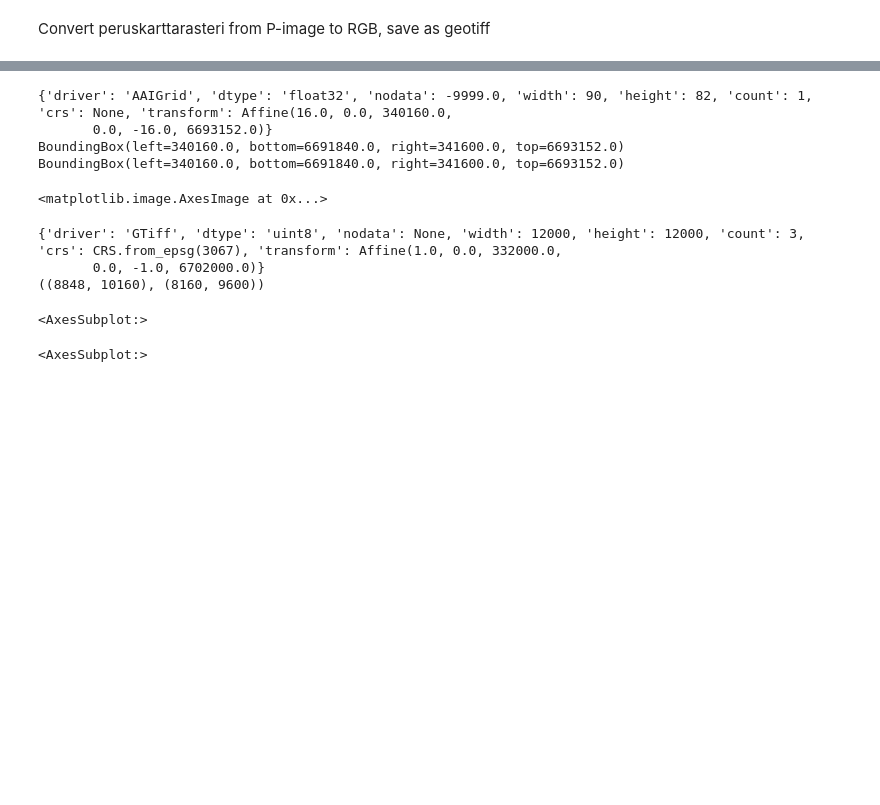
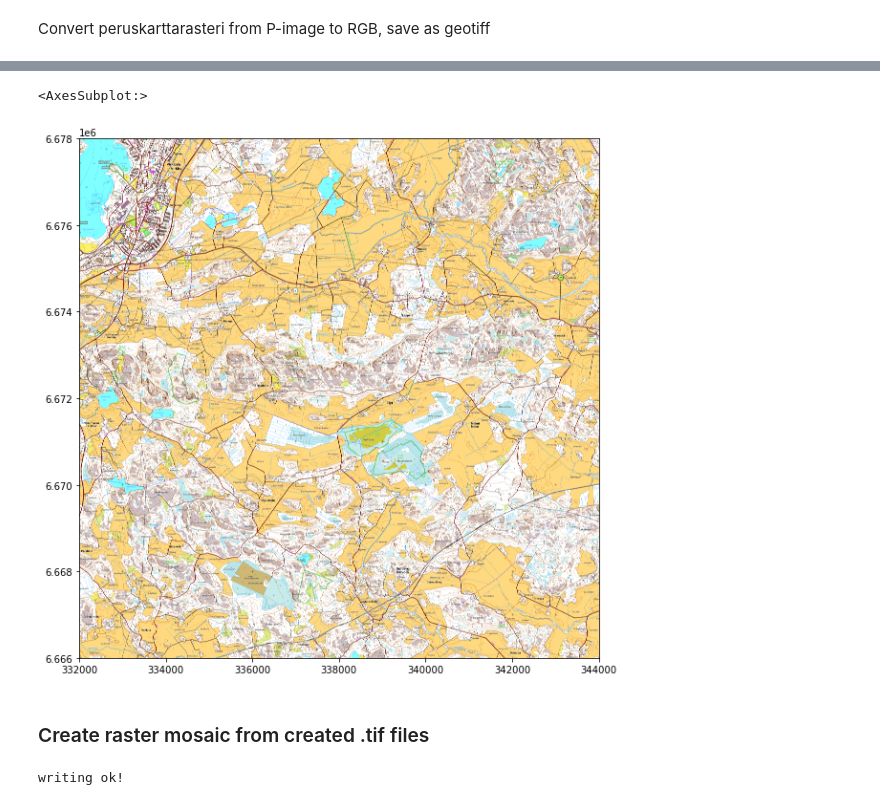
Before and after one commit to slauniainen/SpaFhy_drought, a Jupyter notebook: RasterProcessing.ipynb, the cells around one changed output, grey strips where cells are left out. Drawn from its saved outputs; the diff is of its cells as text; code cells hidden in the pictures; blank space fills up the shorter version.

```diff
--- a/RasterProcessing.ipynb
+++ b/RasterProcessing.ipynb
@@ -18,16 +22,16 @@ Convert peruskarttarasteri from P-image to RGB, save as geotiff
 # %%
 
 # Data dir
-data_dir = r"c:\projects\tram\data\pkrasteri"
+data_dir = r"temp"
 
 fps = list(Path(data_dir).glob('*.png'))
 
-# convert png to geotiff
+# convert png to geotiff and return list of filenames
 outfiles = []
 for fp in fps:
     print(fp)
     f = convert_peruskarttarasteri(str(fp), epsg_code='3067')
     outfiles.append(f)
 
-del f
+#del f
 # %% [output]
@@ -90,47 +57,0 @@ plt.show()
-# %%
-f = r"c:\repositories\SpaFHy_wetnessdemo\temp\mask_updated.asc"
-
-r = rasterio.open(f, 'r')
-print(r.meta)
-print(r.bounds)
-# bbox to read peruskarttarasteri for extent of ascii-grids
-bbox = r.bounds
-print(bbox)
-cmask = r.read()
-plt.figure()
-plt.imshow(cmask[0,:,:])
-#show(twi * mask, transform=r.transform, ax=ax1, alpha=0.5, vmin=5., vmax=10.0)
-# read nodata mask
-#mask = r.read_masks(1)
-#mask = mask / 255
-#print(np.unique(mask))
-#mask[np.where(mask==0)] = np.NaN
-# %% [output]
-{'driver': 'AAIGrid', 'dtype': 'float32', 'nodata': -9999.0, 'width': 90, 'height': 82, 'count': 1, 'crs': None, 'transform': Affine(16.0, 0.0, 340160.0,
-       0.0, -16.0, 6693152.0)}
-BoundingBox(left=340160.0, bottom=6691840.0, right=341600.0, top=6693152.0)
-BoundingBox(left=340160.0, bottom=6691840.0, right=341600.0, top=6693152.0)
-<matplotlib.image.AxesImage at 0x...>
-# %%
-f = r"c:\projects\tram\data\pkrasteri\L4123L.tif"
-
-r = rasterio.open(f, 'r')
-print(r.meta)
-#pkras = r.read()
-window = window_from_extent(bbox, r.transform)
-print(window)
-pk = r.read(window=window)
-#fig, ax = plt.subplots(1,)
-#show(pkras, transform=r.transform, ax=ax)
-fig1, ax1 = plt.subplots(1,)
-show(pk, ax=ax1)
-# %% [output]
-{'driver': 'GTiff', 'dtype': 'uint8', 'nodata': None, 'width': 12000, 'height': 12000, 'count': 3, 'crs': CRS.from_epsg(3067), 'transform': Affine(1.0, 0.0, 332000.0,
-       0.0, -1.0, 6702000.0)}
-((8848, 10160), (8160, 9600))
-<AxesSubplot:>
-# %%
-fig1,ax1 = plt.subplots(1,)
-show(vol, transform=r.transform, ax=ax, alpha=0.5)
-# %% [output]
-<AxesSubplot:>
@@ -136,0 +60,24 @@ show(vol, transform=r.transform, ax=ax, alpha=0.5)
+# %%
+s= rasterio.open(outfiles[0], 'r')
+fig1, ax1 = plt.subplots(1,1, figsize=(10,10))
+show(s, transform=s.meta['transform'], ax=ax1)
+# %% [output]
+<AxesSubplot:>
+[figure, added]
+# %% [markdown]
+### Create raster mosaic from created .tif files
+# %%
+pk_mosaic, out_trans = merge(outfiles)
+out_meta = s.meta.copy()
+out_meta.update({"driver": "GTiff",
+                 "height": pk_mosaic.shape[1],
+                 "width": pk_mosaic.shape[2],
+                "transform": out_trans,
+                })
+#show(pk_mosaic)
+
+with rasterio.open(r'temp/pkmosaic.tif', "w", **out_meta) as dest:
+    dest.write(pk_mosaic)
+print('writing ok!')
+# %% [output]
+writing ok!
```
Also changed, not shown: parts of 10 cells of this notebook, 5 other files.
